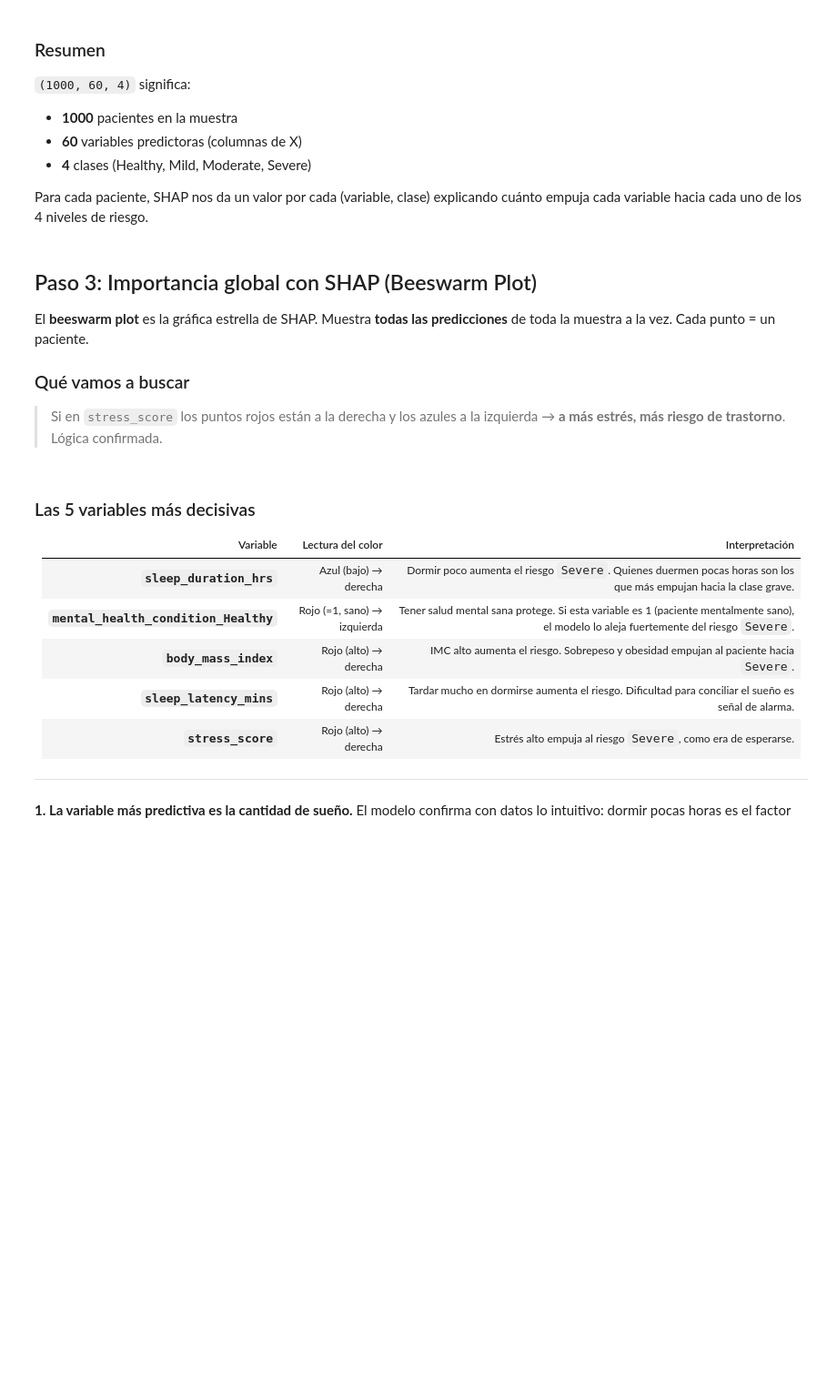
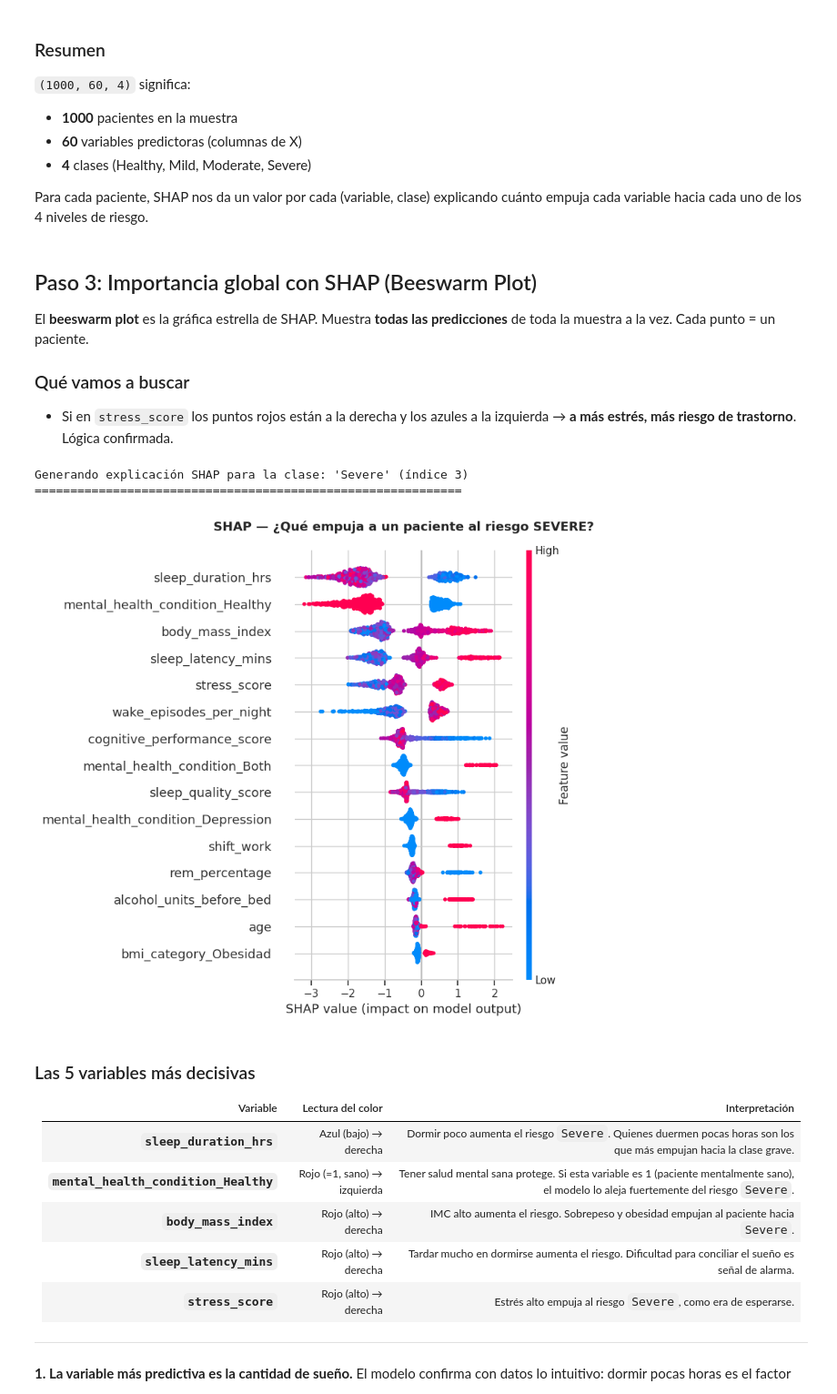
Before and after one commit to R3vival/Intro_Ciencia_De_Datos_Trabajo, a Jupyter notebook: Trabajo_Final_Intro_DC.ipynb, the cells around one changed output. Shown at 91% size. Drawn from its saved outputs; the diff is of its cells as text; code cells hidden in the pictures; blank space fills up the shorter version.

```diff
--- a/Trabajo_Final_Intro_DC.ipynb
+++ b/Trabajo_Final_Intro_DC.ipynb
@@ -1823,36 +1881,40 @@ Para cada paciente, SHAP nos da un valor por cada (variable, clase) explicando c
 El **beeswarm plot** es la gráfica estrella de SHAP. Muestra **todas las predicciones** de toda la muestra a la vez. Cada punto = un paciente.
 
 ### Qué vamos a buscar
-> Si en `stress_score` los puntos rojos están a la derecha y los azules a la izquierda → **a más estrés, más riesgo de trastorno**. Lógica confirmada.
+- Si en `stress_score` los puntos rojos están a la derecha y los azules a la izquierda → **a más estrés, más riesgo de
+trastorno**. Lógica confirmada.
 # %%
 # ---------------------------------------------------------
-# Beeswarm plot para la clase 'Severe' (la más crítica)
+# Beeswarm plot para la clase 'Severe'
 # ---------------------------------------------------------
 # Identificamos el índice de la clase 'Severe'
 idx_severe = list(le.classes_).index('Severe')
 
 print(f"Generando explicación SHAP para la clase: 'Severe' (índice {idx_severe})")
 print("=" * 60)
 
-# shap_values puede venir como array 3D o lista; manejamos ambos casos
+# Manejamos array 3D y lista
 if isinstance(shap_values, list):
     shap_severe = shap_values[idx_severe]
 else:
     shap_severe = shap_values[:, :, idx_severe]
 
 # Beeswarm plot
 plt.figure()
 shap.summary_plot(
     shap_severe,
     X_test_shap,
     plot_type='dot',
     max_display=15,
     show=False
 )
-plt.title('SHAP — ¿Qué empuja a un paciente al riesgo SEVERE?',
-          fontsize=13, fontweight='bold', pad=20)
+plt.title('SHAP — ¿Qué empuja a un paciente al riesgo SEVERE?', fontsize=13, fontweight='bold', pad=20)
 plt.tight_layout()
 plt.show()
+# %% [output]
+Generando explicación SHAP para la clase: 'Severe' (índice 3)
+============================================================
+[figure, added]
 # %% [markdown]
 ### Las 5 variables más decisivas
 
```
Also changed, not shown: parts of 24 cells of this notebook.
